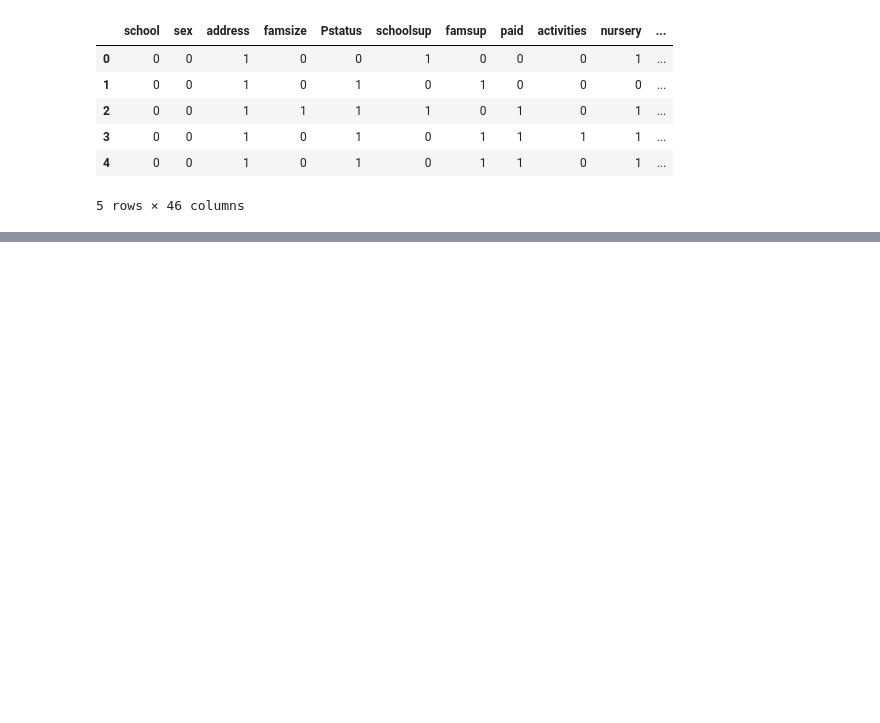
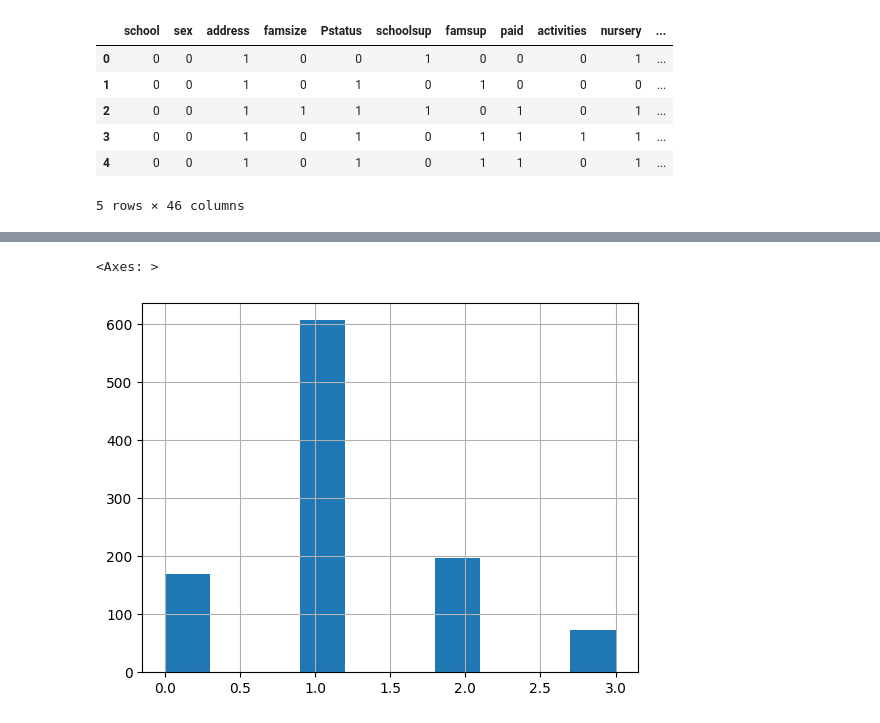
Before and after one commit to Janpb1/Data-analisy-alcohol-Kaggle, a Jupyter notebook: Cas_kaggle_alcohol.ipynb, the cells around one changed output, grey strips where cells are left out. Drawn from its saved outputs; the diff is of its cells as text; code cells hidden in the pictures; blank space fills up the shorter version.

```diff
--- a/Cas_kaggle_alcohol.ipynb
+++ b/Cas_kaggle_alcohol.ipynb
@@ -452,0 +498,33 @@ df.head()
+# %%
+def aprovado(fila):
+    if fila['G1'] < 9:
+        if fila['G2'] < 9:
+            return 0
+        if fila['G3'] < 9:
+            return 0
+    elif fila ['G2'] < 9:
+        if fila['G1'] < 9:
+            return 0
+        if fila['G3'] < 9:
+            return 0
+    elif fila ['G3'] < 9:
+        if fila['G1'] < 9:
+            return 0
+        if fila['G2'] < 9:
+            return 0
+    nota_final = (fila['G1'] + fila['G2'] + fila['G3']) / 3
+    if nota_final > 14:
+        return 2
+    if nota_final > 9:
+        return 1
+    if nota_final > 5:
+        return 3
+    return 0
+
+# Crear la nueva columna 'aproved' aplicando la función a cada fila
+df['approved'] = df.apply(aprovado, axis=1)
+# %%
+df['approved'].hist()
+# %% [output]
+<Axes: >
+[figure, added]
```
Also changed, not shown: parts of 43 cells of this notebook, 1 other file.
